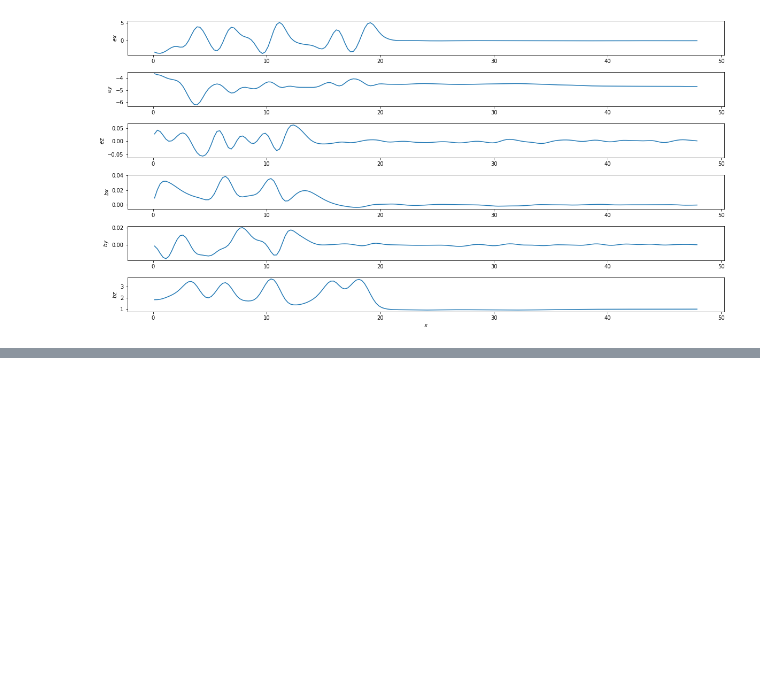
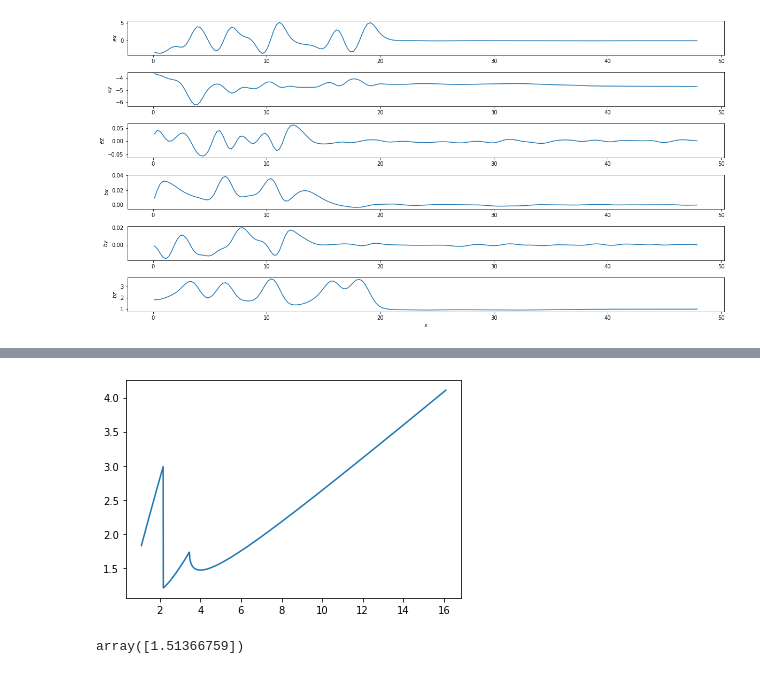
Before and after one commit to collinrbr/FPCAnalysis, a Jupyter notebook: dHybridR.ipynb, the cells around one changed output, grey strips where cells are left out. Drawn from its saved outputs; the diff is of its cells as text; code cells hidden in the pictures; blank space fills up the shorter version.

```diff
--- a/dHybridR.ipynb
+++ b/dHybridR.ipynb
@@ -280,0 +290,24 @@ pf.plot_all_fields(ftf.lorentz_transform_vx(all_fields['dfields'][testidx],v), a
+# %%
+dM = 0.01
+M = 1.1
+shockvelarray = []
+Minputarray = []
+for k in range(0,1500):
+    shockvelarray.append(af.shockvel_from_compression_ratio(M))
+    Minputarray.append(M)
+    M += dM
+
+plt.figure()
+plt.plot(Minputarray,shockvelarray)
+plt.show()
+# %% [output]
+[figure, added]
+# %%
+def shock(M):
+    gamma = 5./3.
+    return lambda v: 8./3.*(M-v)**2./(2./3.*(M-v)**2+2.)-M/v
+
+from scipy.optimize import fsolve
+fsolve(shock(3),2.)
+# %% [output]
+array([1.51366759])
```
Also changed, not shown: parts of 4 cells of this notebook, 2 other files.
